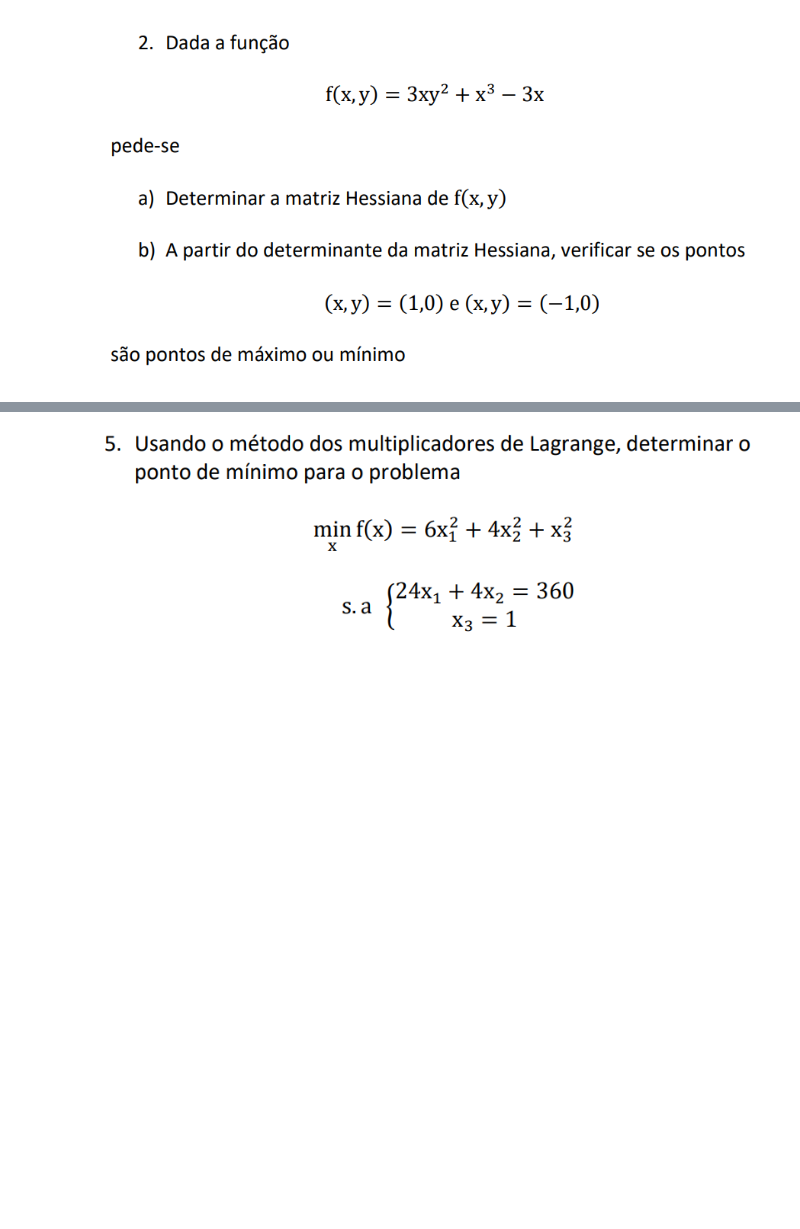
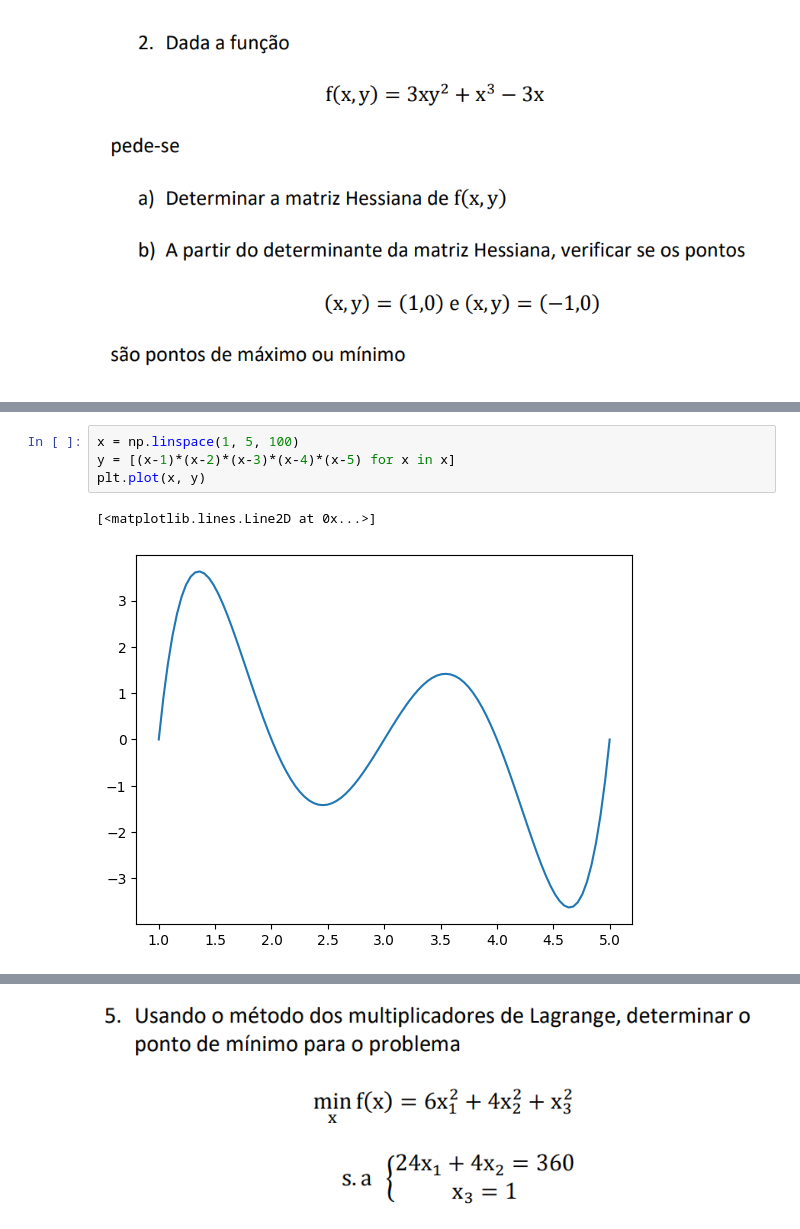
Before and after one commit to FerPapi/fineng-mba-usp, a Jupyter notebook: optimization/lista2_fernando_papi.ipynb, the cells around one changed output, grey strips where cells are left out. Saved outputs shown, nothing was run; the diff lists cells and outputs as text; blank space fills up the shorter version.

```diff
--- a/optimization/lista2_fernando_papi.ipynb
+++ b/optimization/lista2_fernando_papi.ipynb
@@ -17,6 +82,13 @@ $$
 ![image.png](attachment:8a49e3c0-41c5-4d40-8a7a-ee2676aee2f1.png)
 # %% [markdown]
 ![image.png](attachment:136dc1c8-479c-478b-808b-67ac579aad73.png)
+# %%
+x = np.linspace(1, 5, 100)
+y = [(x-1)*(x-2)*(x-3)*(x-4)*(x-5) for x in x]
+plt.plot(x, y)
+# %% [output]
+[<matplotlib.lines.Line2D at 0x...>]
+[figure, added]
 # %% [markdown]
 ![image.png](attachment:c9bba68f-7bb1-42d0-a190-034e8ab247fa.png)
 # %% [markdown]
```
Also changed, not shown: parts of 3 cells of this notebook.
